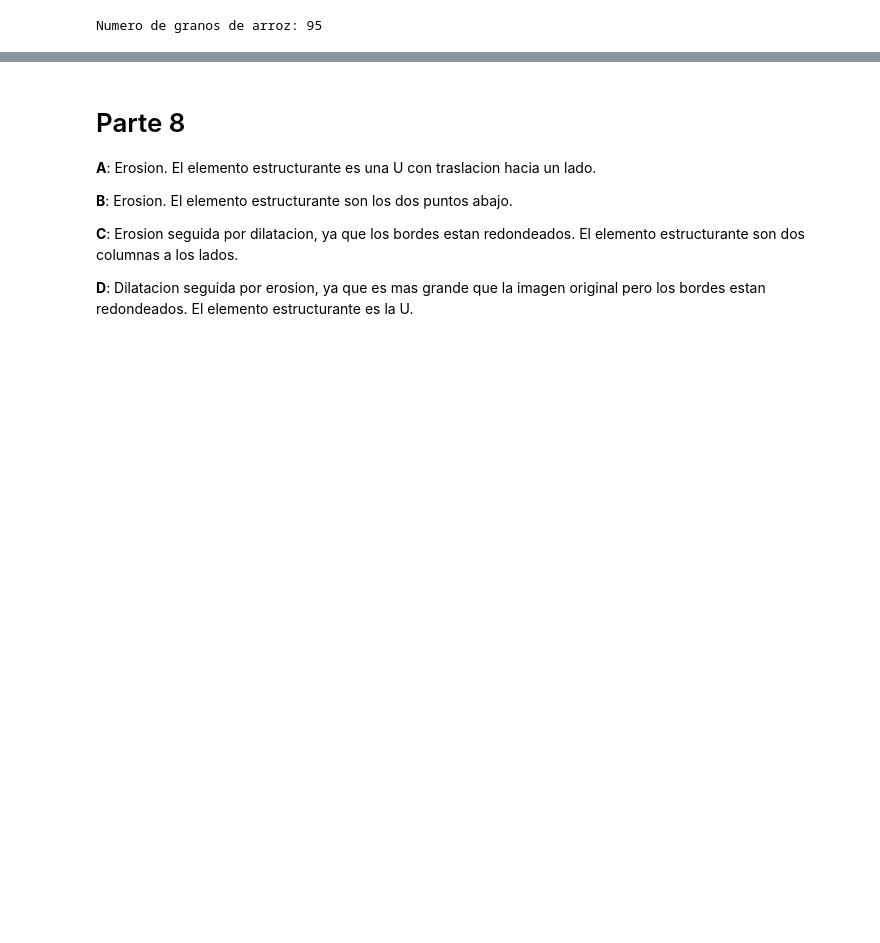
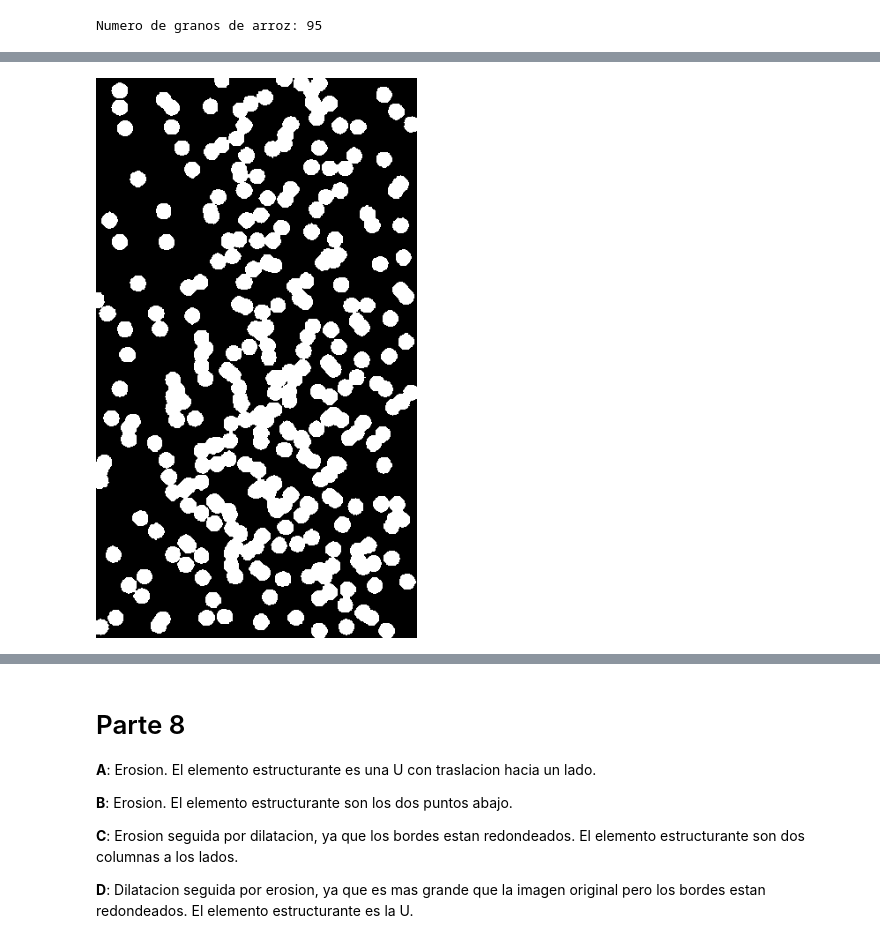
Before and after one commit to cayomol01/Vision_Lab1, a Jupyter notebook: Parte[6-8].ipynb, the cells around one changed output, grey strips where cells are left out. Cells and saved outputs as stored; diff of their text form; code cells hidden in the pictures; blank space fills up the shorter version.

```diff
--- a/Parte[6-8].ipynb
+++ b/Parte[6-8].ipynb
@@ -10,7 +10,7 @@ img = Image.open('assets/rice.jpg')
 
 def binarize(img):
 
-    if img.mode == 'RGB':
+    if img.mode == 'RGBA' or img.mode == 'RGB':
         img = img.convert('L')
 
     img = np.array(img)
@@ -42,0 +46,8 @@ Numero de granos de arroz: 95
+# %%
+img = Image.open('assets/microscope.png')
+
+bin_image, bin_array = binarize(img)
+
+bin_image
+# %% [output]
+[figure, added]
```
Also changed, not shown: parts of 7 cells of this notebook.
